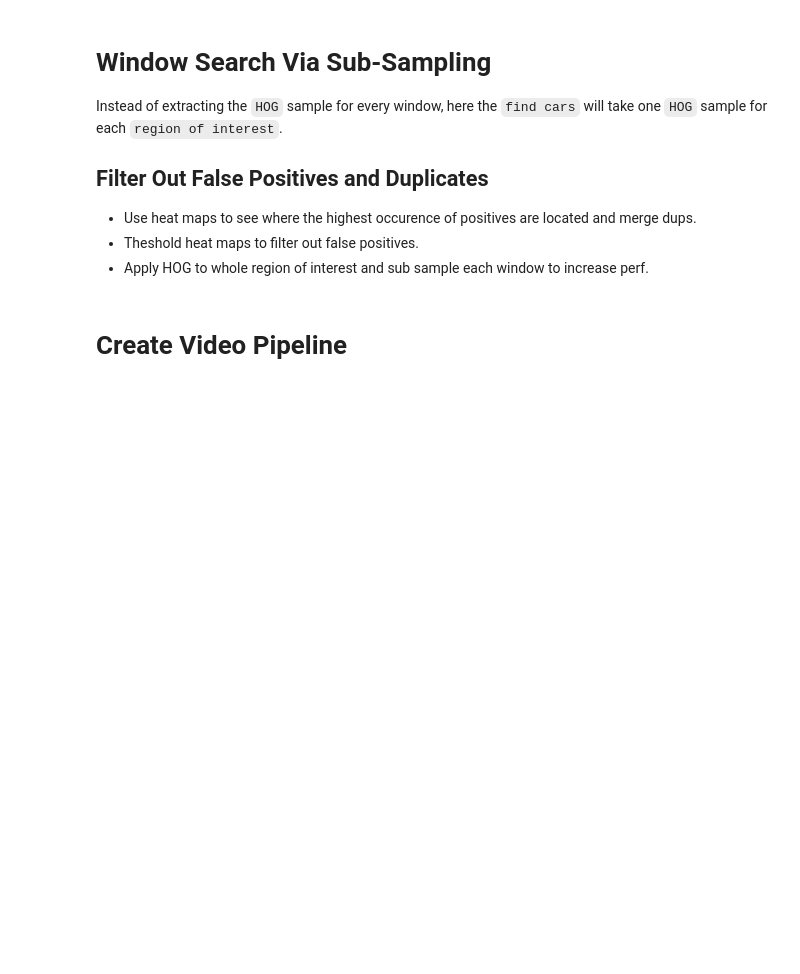
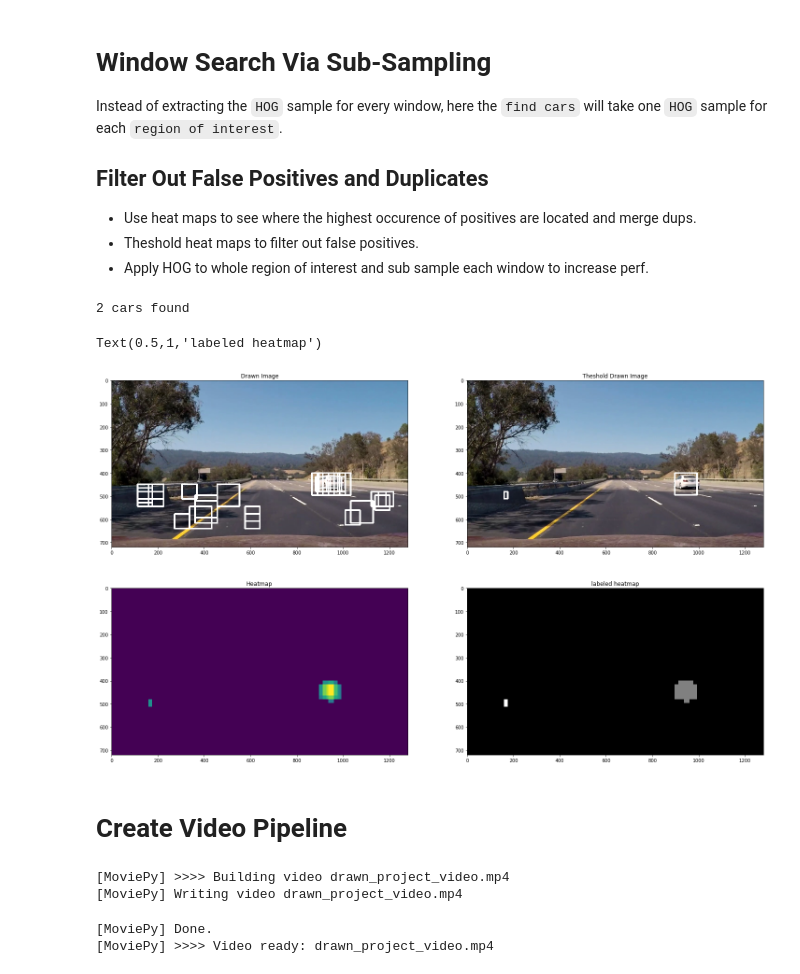
Before and after one commit to blown302/CarND-Vehicle-Detection, a Jupyter notebook: Vehicle-Detection.ipynb, the cells around one changed output. Drawn from its saved outputs; the diff is of its cells as text; code cells hidden in the pictures; blank space fills up the shorter version.

Commit message:
updated video pipeline to use stateful filtering and updated writeup

```diff
--- a/Vehicle-Detection.ipynb
+++ b/Vehicle-Detection.ipynb
@@ -628,7 +549,9 @@ print('Using:',orient,'orientations',pix_per_cell,
 print('Feature vector length:', len(X_train[0]))
 
 # Create a classifier.
-svc = LinearSVC()
+# svc = LinearSVC(C=2, penalty='l1', loss='squared_hinge', dual=False)
+svc = LinearSVC(C=2, loss='hinge')
+
 # svc = SVC(kernel='rbf', C=10)
 
 # Train and get training time.
@@ -663,7 +595,7 @@ base_path = 'test_images'
 paths = glob('{}/wh*'.format(base_path))
 output_base_path = 'test_images_with_boxes'
 cells_per_step = 2
-heat_threshhold = 2
+heat_threshhold = 3
 y_start = 400
 y_stop = 656
 images = []
@@ -671,7 +603,7 @@ heatmaps = []
 labeled_images = []
 thesh_images = []
 
-scales = [.75, 1., 1.5]
+scales = [1., 1.5]
 boxes = []
 
 for path in paths[:]:
@@ -697,33 +629,37 @@ for path in paths[:]:
 
     drawn_image = draw_boxes(image, boxes)
 
     heatmap = np.zeros_like(image[:, :, 0])
     add_heat(heatmap, boxes)
     heatmap = apply_threshold(heatmap, heat_threshhold)
 
     labels = label(heatmap)
     print(labels[1], 'cars found')
 
     thesh_drawn_image = draw_labeled_bboxes(image, labels)
 
     images.append(drawn_image)
     thesh_images.append(thesh_drawn_image)
     heatmaps.append(heatmap)
     labeled_images.append(labels[0])
 
     plt.imsave('sub_sample/{}'.format(basename(path)), thesh_drawn_image)
     plt.imsave('sub_sample/heatmap-{}'.format(basename(path)), heatmap)
 
 test_image_num = 0
 f, axes = plt.subplots(2, 2, figsize=(25,15))
 axes[0, 0].imshow(images[test_image_num])
 axes[0, 0].set_title('Drawn Image')
 axes[0, 1].imshow(thesh_images[test_image_num])
 axes[0, 1].set_title('Theshold Drawn Image')
 axes[1, 0].imshow(heatmaps[test_image_num])
 axes[1, 0].set_title('Heatmap')
 axes[1, 1].imshow(labeled_images[test_image_num], cmap='gray')
 axes[1, 1].set_title('labeled heatmap')
+# %% [output]
+2 cars found
+Text(0.5,1,'labeled heatmap')
+[figure, added]
 # %% [markdown]
 # Create Video Pipeline
 # %%
@@ -789,9 +718,14 @@ class VideoPipeLine:
         processed_video = source_video.fl_image(self.process_image)
         processed_video.write_videofile(output_video_path, audio=False)
 # %%
-heat_threshhold = 30
+heat_threshhold = 23
 
-input_video_path = 'white_car_dist.mp4'
+input_video_path = 'project_video.mp4'
 output_video_path = 'drawn_project_video.mp4'
 
 VideoPipeLine().process_video(input_video_path, output_video_path)
+# %% [output]
+[MoviePy] >>>> Building video drawn_project_video.mp4
+[MoviePy] Writing video drawn_project_video.mp4
+[MoviePy] Done.
+[MoviePy] >>>> Video ready: drawn_project_video.mp4
```
Also changed, not shown: parts of 10 cells of this notebook, 20 other files.
